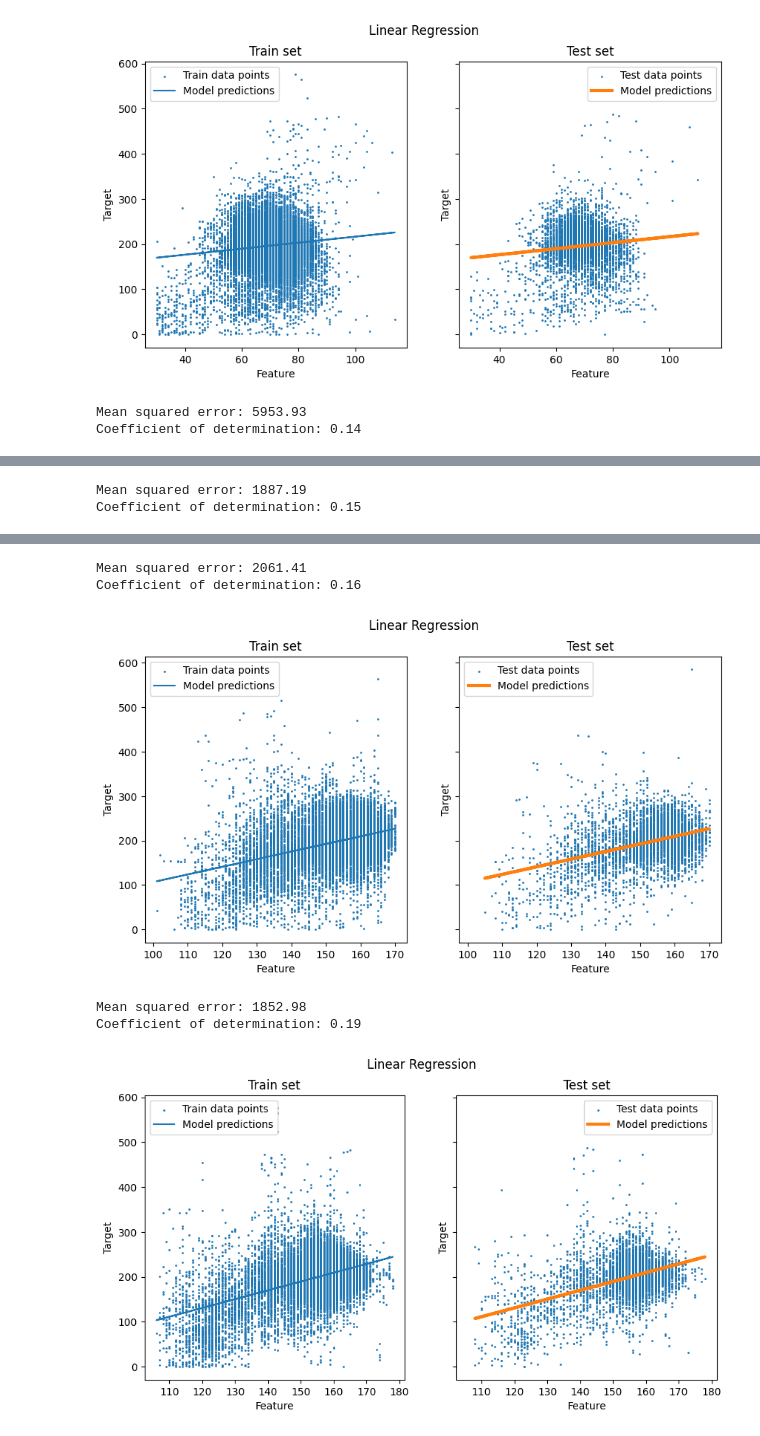
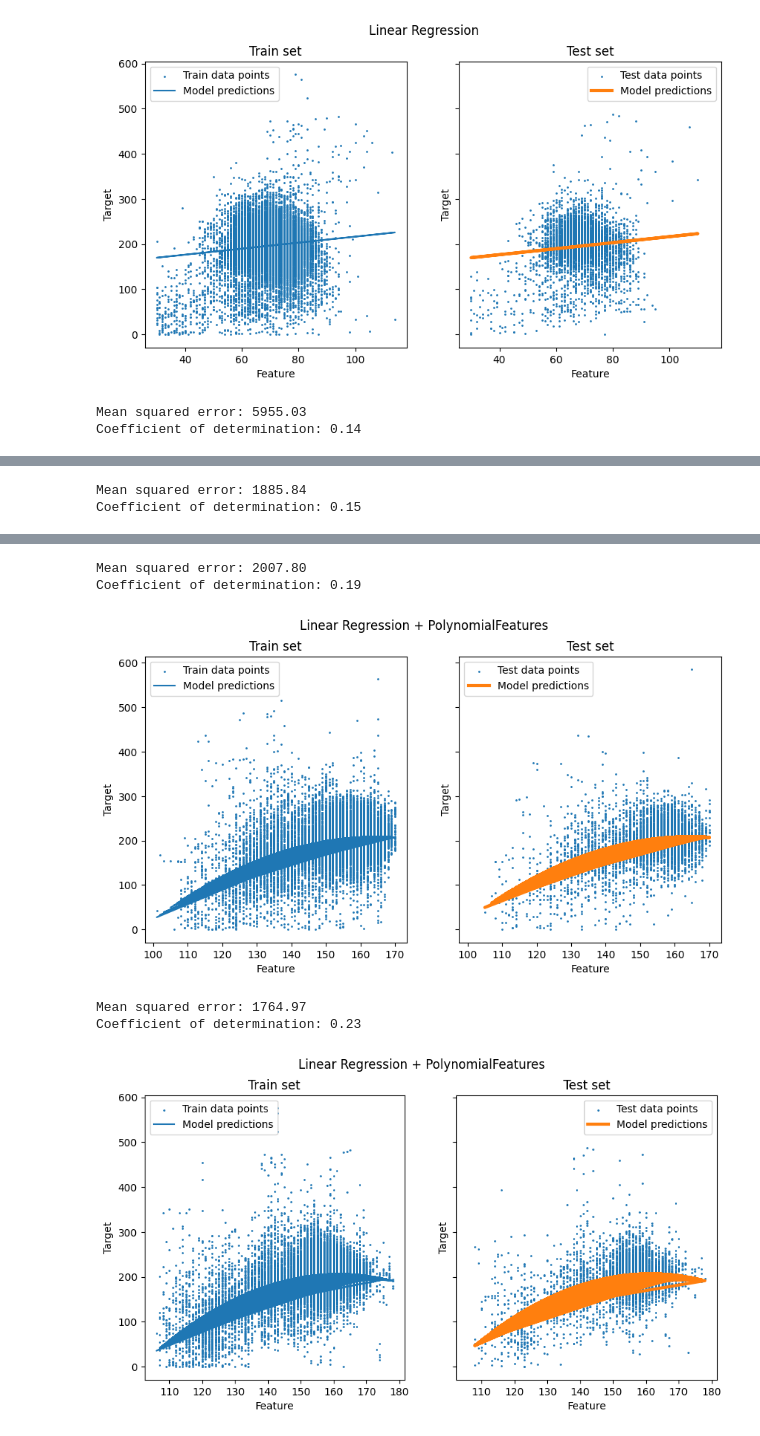
Before and after one commit to KevinMayfield/phr-data-analysis, a Jupyter notebook: strava.ipynb, the cells around one changed output, grey strips where cells are left out. Saved outputs shown, nothing was run; the diff lists cells and outputs as text; code cells hidden in the pictures.

```diff
--- a/strava.ipynb
+++ b/strava.ipynb
@@ -221,7 +221,7 @@ Coefficient of determination: 0.01
 from sklearn.model_selection import train_test_split
 from sklearn.linear_model import LinearRegression
 from sklearn.metrics import mean_squared_error, r2_score
-#from sklearn.preprocessing import scale
+from sklearn.preprocessing import PolynomialFeatures
 
 for i in range(len(stravas)):
     strava = stravas[i]
@@ -240,8 +240,13 @@ for i in range(len(stravas)):
 
     lm = LinearRegression()
     lm.fit(X_Train,y_train)
-    regressor = LinearRegression().fit(X_Train, y_train)
-    y_pred = regressor.predict(X_Test)
+
+    pf = PolynomialFeatures(degree=2)
+    poly_X_Train = pf.fit_transform(X_Train)
+    regressor = LinearRegression().fit(poly_X_Train, y_train)
+
+    poly_X_Test = pf.fit_transform(X_Test)
+    y_pred = regressor.predict(poly_X_Test)
 
     print(f"Mean squared error: {mean_squared_error(y_test, y_pred):.2f}")
     print(f"Coefficient of determination: {r2_score(y_test, y_pred):.2f}")
@@ -250,7 +255,7 @@ for i in range(len(stravas)):
     ax[0].scatter(X_Train.iloc[:, 0], y_train, label="Train data points",  s = 1)
     ax[0].plot(
         X_Train.iloc[:, 0],
-        regressor.predict(X_Train),
+        regressor.predict(poly_X_Train),
         label="Model predictions"
     )
 
@@ -262,9 +267,9 @@ for i in range(len(stravas)):
     ax[1].set(xlabel="Feature", ylabel="Target", title="Test set")
     ax[1].legend()
 
-    fig.suptitle("Linear Regression")
+    fig.suptitle("Linear Regression + PolynomialFeatures")
 
     plt.show()
 # %% [output]
-Mean squared error: 5953.93
+Mean squared error: 5955.03
 Coefficient of determination: 0.14
@@ -272,2 +277,2 @@ Coefficient of determination: 0.14
-Mean squared error: 1887.19
+Mean squared error: 1885.84
 Coefficient of determination: 0.15
@@ -275,6 +280,6 @@ Coefficient of determination: 0.15
-Mean squared error: 2061.41
-Coefficient of determination: 0.16
+Mean squared error: 2007.80
+Coefficient of determination: 0.19
-[figure, old version]
+[figure, new version]
-Mean squared error: 1852.98
-Coefficient of determination: 0.19
+Mean squared error: 1764.97
+Coefficient of determination: 0.23
-[figure, old version]
+[figure, new version]
```
Also changed, not shown: parts of 1 cell of this notebook.
